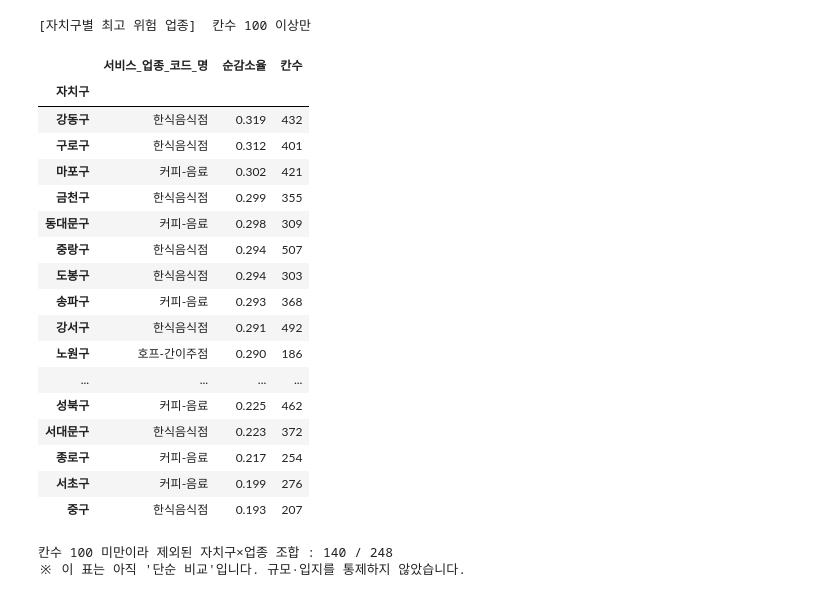
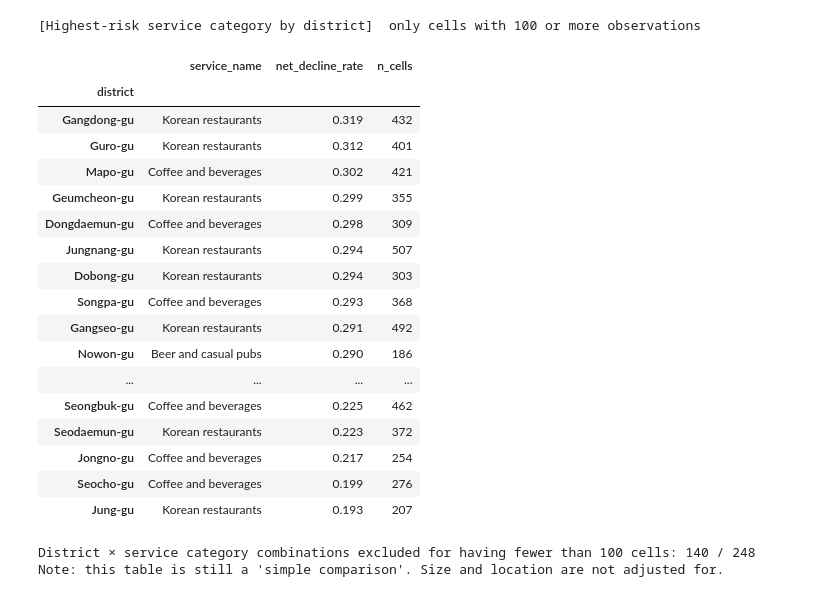
Before and after one commit to jiwoon-oh/seoul-closure-risk, a Jupyter notebook: src/step4_eda_basic.ipynb, the cells around one changed output. Cells and saved outputs as stored; diff of their text form; code cells hidden in the pictures.

```diff
--- a/src/step4_eda_basic.ipynb
+++ b/src/step4_eda_basic.ipynb
@@ -35,15 +35,15 @@ print("프로젝트 루트:", ROOT.name)
 # %%
 import matplotlib.pyplot as plt
-from config import PROC, FIG, FOOD, TARGET_TYPE, COVARIATES, set_korean_font
-set_korean_font()
+from config import PROC, FIG, FOOD, TARGET_TYPE, COVARIATES, set_plot_style
+set_plot_style()
 OUT = FIG.parent
 
 d = pd.read_pickle(PROC / "03_panel.pkl")
 
-# STEP 2에서 만든 임시 컬럼이 남아 있으면 정리 (매출_관측 과 동일한 정보)
-d = d.drop(columns=[c for c in ["매출결측"] if c in d.columns])
+# Clean up the temporary column from STEP 2 if it is still there (same information as sales_observed)
+d = d.drop(columns=[c for c in ["sales_missing_flag"] if c in d.columns])
 
-gm = d[d["상권유형"] == TARGET_TYPE]
-print(f"패널 {d.shape} | 순감소율 {d['y'].mean():.1%}")
-print(f"{TARGET_TYPE} {len(gm):,}행 | 순감소율 {gm['y'].mean():.1%}")
+gm = d[d["area_type"] == TARGET_TYPE]
+print(f"Panel {d.shape} | net decline rate {d['y'].mean():.1%}")
+print(f"{TARGET_TYPE} {len(gm):,} rows | net decline rate {gm['y'].mean():.1%}")
 # %% [output]
@@ -175,36 +175,36 @@ print(f"자치구 간 순감소율 범위 {gu['순감소율'].min():.1%} ~ {gu['
 # %%
-cell = (gm.groupby(["자치구", "서비스_업종_코드_명"])
-        .agg(순감소율=("y", "mean"), 칸수=("y", "size")).reset_index())
-MIN_CELL = 100     # 이보다 얇은 칸은 순위에서 제외
-top = (cell[cell["칸수"] >= MIN_CELL]
-       .sort_values("순감소율", ascending=False, kind="mergesort")
-       .groupby("자치구").head(1).set_index("자치구")
-       .sort_values("순감소율", ascending=False, kind="mergesort"))
-print(f"[자치구별 최고 위험 업종]  칸수 {MIN_CELL} 이상만")
+cell = (gm.groupby(["district", "service_name"])
+        .agg(net_decline_rate=("y", "mean"), n_cells=("y", "size")).reset_index())
+MIN_CELL = 100     # cells thinner than this are excluded from the ranking
+top = (cell[cell["n_cells"] >= MIN_CELL]
+       .sort_values("net_decline_rate", ascending=False, kind="mergesort")
+       .groupby("district").head(1).set_index("district")
+       .sort_values("net_decline_rate", ascending=False, kind="mergesort"))
+print(f"[Highest-risk service category by district]  only cells with {MIN_CELL} or more observations")
 display(top.round(3))
-print(f"\n칸수 {MIN_CELL} 미만이라 제외된 자치구×업종 조합 : "
-      f"{(cell['칸수'] < MIN_CELL).sum()} / {len(cell)}")
-print("※ 이 표는 아직 '단순 비교'입니다. 규모·입지를 통제하지 않았습니다.")
+print(f"\nDistrict × service category combinations excluded for having fewer than {MIN_CELL} cells: "
+      f"{(cell['n_cells'] < MIN_CELL).sum()} / {len(cell)}")
+print("Note: this table is still a 'simple comparison'. Size and location are not adjusted for.")
 # %% [output]
-[자치구별 최고 위험 업종]  칸수 100 이상만
+[Highest-risk service category by district]  only cells with 100 or more observations
-|  | 서비스_업종_코드_명 | 순감소율 | 칸수 |
-| 자치구 |  |  |  |
-| 강동구 | 한식음식점 | 0.319 | 432 |
-| 구로구 | 한식음식점 | 0.312 | 401 |
-| 마포구 | 커피-음료 | 0.302 | 421 |
-| 금천구 | 한식음식점 | 0.299 | 355 |
-| 동대문구 | 커피-음료 | 0.298 | 309 |
-| 중랑구 | 한식음식점 | 0.294 | 507 |
-| 도봉구 | 한식음식점 | 0.294 | 303 |
-| 송파구 | 커피-음료 | 0.293 | 368 |
-| 강서구 | 한식음식점 | 0.291 | 492 |
-| 노원구 | 호프-간이주점 | 0.290 | 186 |
+|  | service_name | net_decline_rate | n_cells |
+| district |  |  |  |
+| Gangdong-gu | Korean restaurants | 0.319 | 432 |
+| Guro-gu | Korean restaurants | 0.312 | 401 |
+| Mapo-gu | Coffee and beverages | 0.302 | 421 |
+| Geumcheon-gu | Korean restaurants | 0.299 | 355 |
+| Dongdaemun-gu | Coffee and beverages | 0.298 | 309 |
+| Jungnang-gu | Korean restaurants | 0.294 | 507 |
+| Dobong-gu | Korean restaurants | 0.294 | 303 |
+| Songpa-gu | Coffee and beverages | 0.293 | 368 |
+| Gangseo-gu | Korean restaurants | 0.291 | 492 |
+| Nowon-gu | Beer and casual pubs | 0.290 | 186 |
 | ... | ... | ... | ... |
-| 성북구 | 커피-음료 | 0.225 | 462 |
-| 서대문구 | 한식음식점 | 0.223 | 372 |
-| 종로구 | 커피-음료 | 0.217 | 254 |
-| 서초구 | 커피-음료 | 0.199 | 276 |
-| 중구 | 한식음식점 | 0.193 | 207 |
+| Seongbuk-gu | Coffee and beverages | 0.225 | 462 |
+| Seodaemun-gu | Korean restaurants | 0.223 | 372 |
+| Jongno-gu | Coffee and beverages | 0.217 | 254 |
+| Seocho-gu | Coffee and beverages | 0.199 | 276 |
+| Jung-gu | Korean restaurants | 0.193 | 207 |
-칸수 100 미만이라 제외된 자치구×업종 조합 : 140 / 248
-※ 이 표는 아직 '단순 비교'입니다. 규모·입지를 통제하지 않았습니다.
+District × service category combinations excluded for having fewer than 100 cells: 140 / 248
+Note: this table is still a 'simple comparison'. Size and location are not adjusted for.
 # %% [markdown]
```
Also changed, not shown: parts of 28 cells of this notebook, 51 other files.
